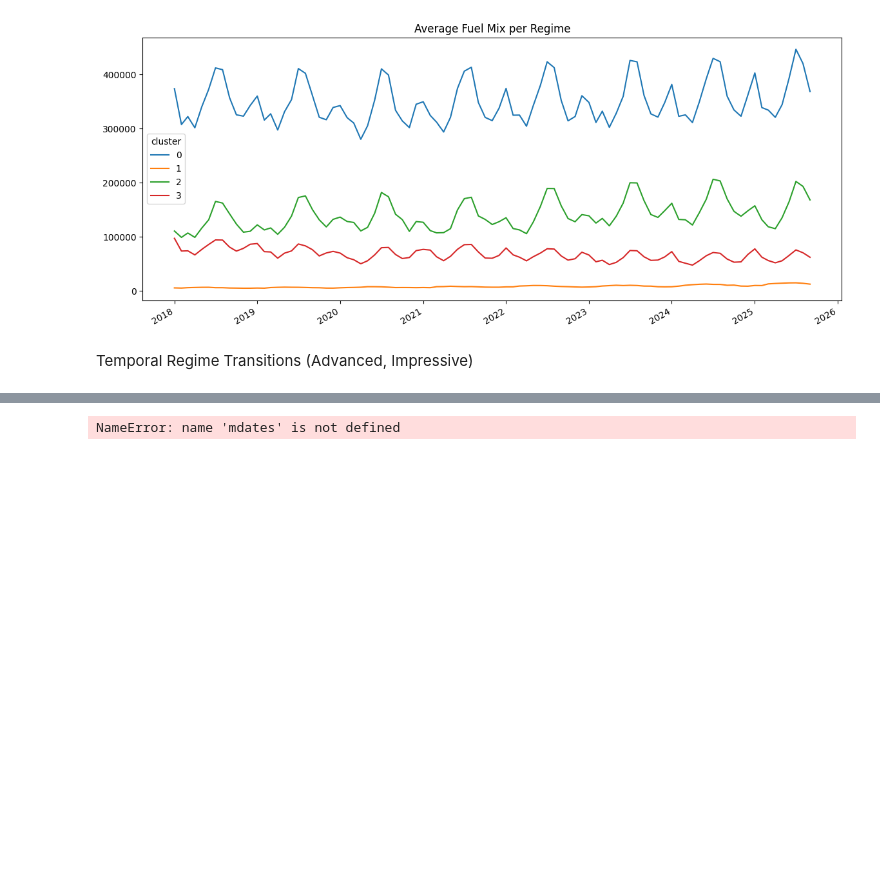
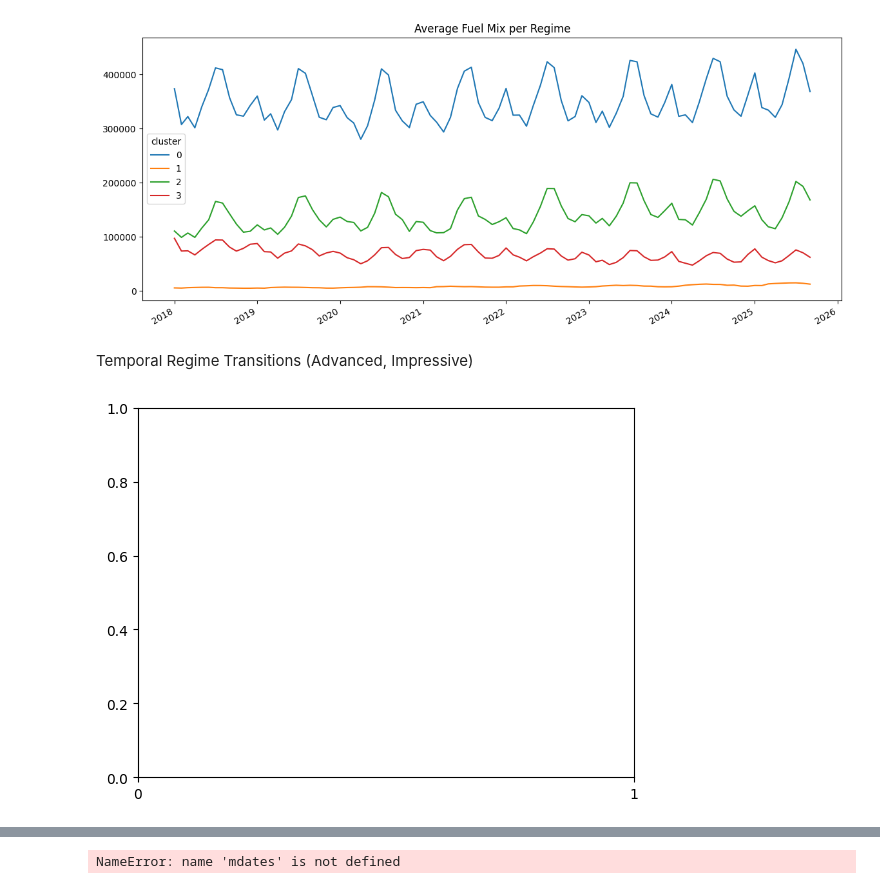
Before and after one commit to Nehemiahmageto/Unsupervised-Discovery-of-U.S.-Electricity-Consumption-Regimes-2015-2024-, a Jupyter notebook: model_2.ipynb, the cells around one changed output, grey strips where cells are left out. Drawn from its saved outputs; the diff is of its cells as text; code cells hidden in the pictures; blank space fills up the shorter version.

```diff
--- a/model_2.ipynb
+++ b/model_2.ipynb
@@ -335,3 +335,10 @@ plt.show()
 [figure]
 # %% [markdown]
 Temporal Regime Transitions (Advanced, Impressive)
+# %%
+import matplotlib.dates as mdates
+
+ax = plt.gca()
+ax.xaxis.set_major_locator(mdates.MonthLocator(interval=6))
+# %% [output]
+[figure, added]
```
Also changed, not shown: parts of 2 cells of this notebook.
